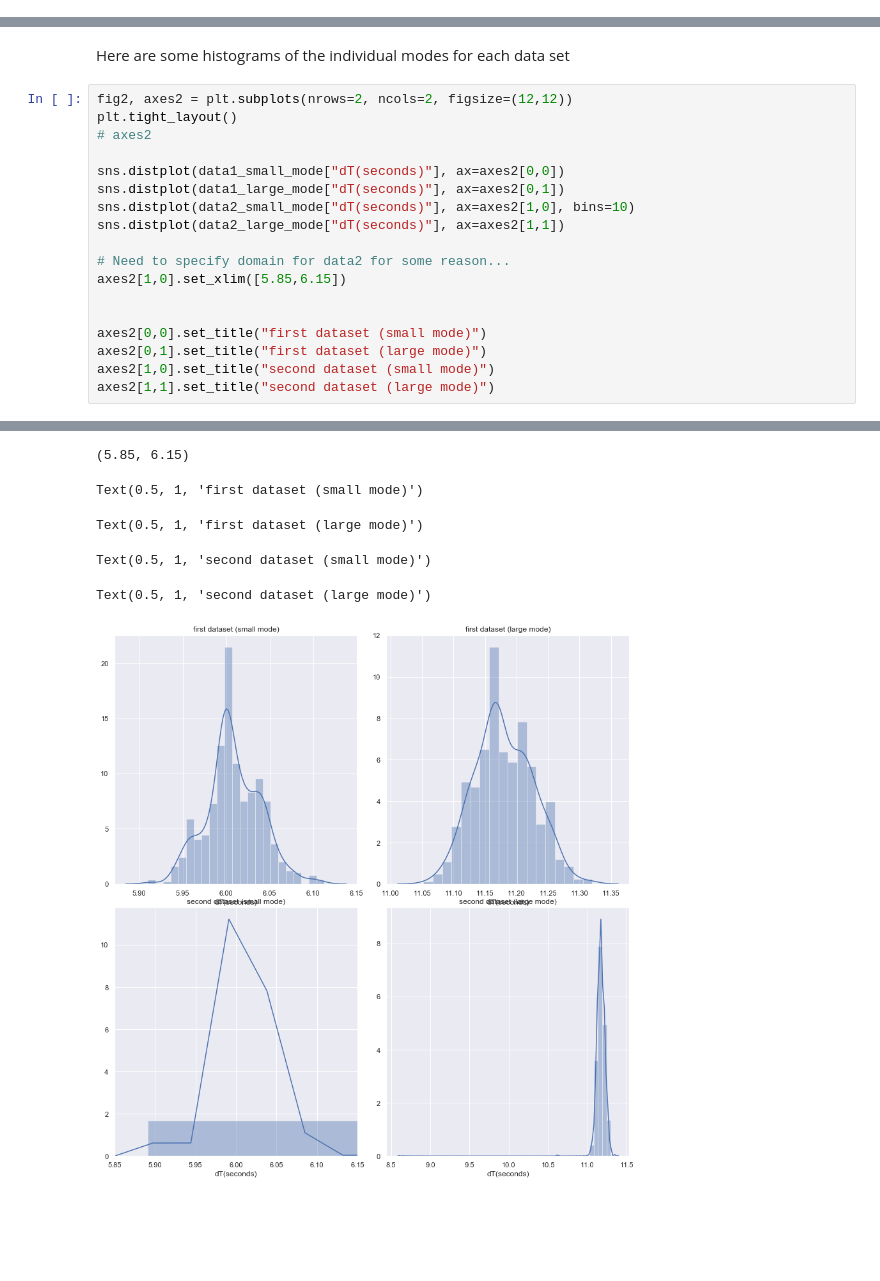
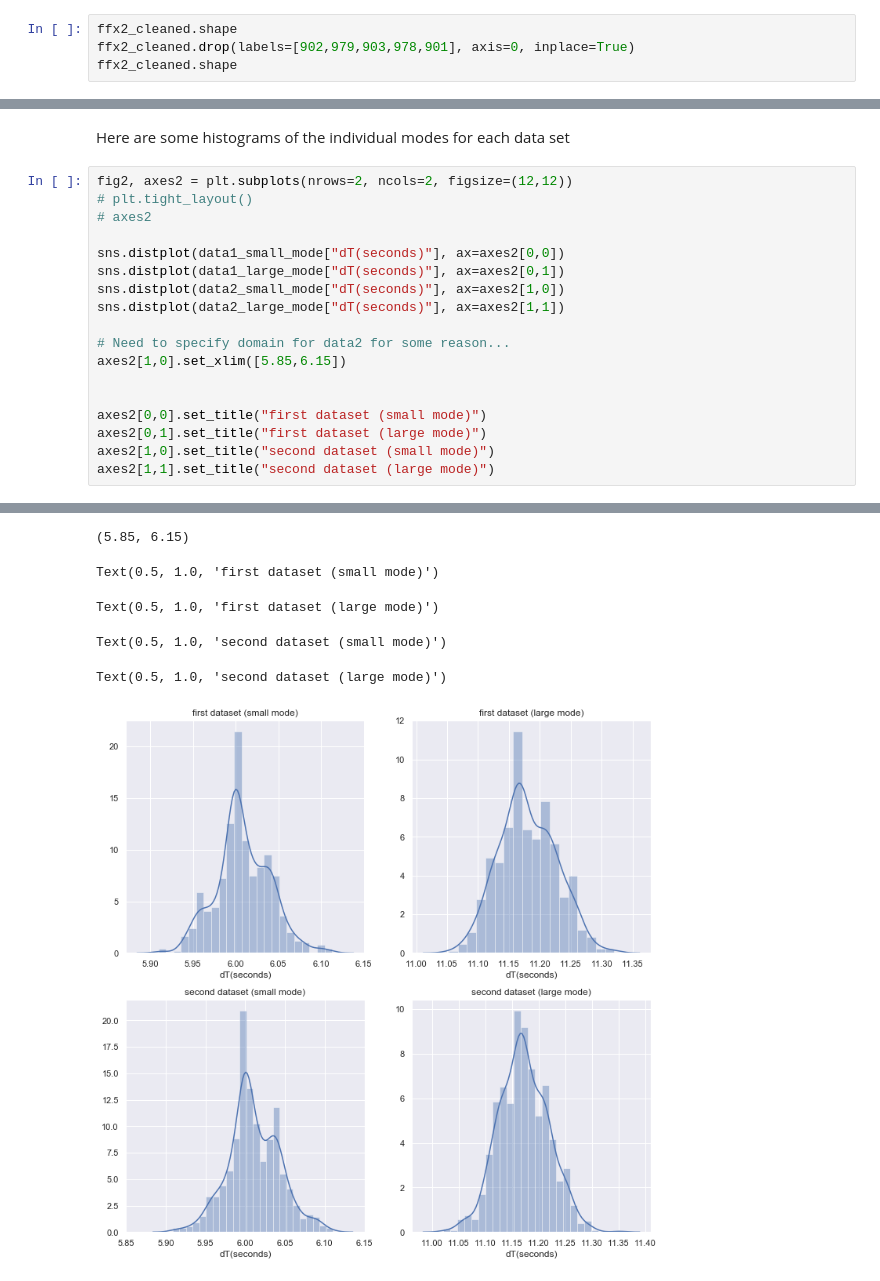
Before and after one commit to aj112358/FFX-Computer-Vision, a Jupyter notebook: FFX_Analysis.ipynb, the cells around one changed output, grey strips where cells are left out. Saved outputs shown, nothing was run; the diff lists cells and outputs as text; blank space fills up the shorter version.

```diff
--- a/FFX_Analysis.ipynb
+++ b/FFX_Analysis.ipynb
@@ -654,0 +673,4 @@ We see there are some clear outliers from the modes in the second dataset. I gue
+# %%
+ffx2_cleaned.shape
+ffx2_cleaned.drop(labels=[902,979,903,978,901], axis=0, inplace=True)
+ffx2_cleaned.shape
@@ -744,30 +824,30 @@ We can create box-and-whisker plots to see the quartiles???
 Here are some histograms of the individual modes for each data set
 # %%
 fig2, axes2 = plt.subplots(nrows=2, ncols=2, figsize=(12,12))
-plt.tight_layout()
+# plt.tight_layout()
 # axes2
 
 sns.distplot(data1_small_mode["dT(seconds)"], ax=axes2[0,0])
 sns.distplot(data1_large_mode["dT(seconds)"], ax=axes2[0,1])
-sns.distplot(data2_small_mode["dT(seconds)"], ax=axes2[1,0], bins=10)
+sns.distplot(data2_small_mode["dT(seconds)"], ax=axes2[1,0])
 sns.distplot(data2_large_mode["dT(seconds)"], ax=axes2[1,1])
 
 # Need to specify domain for data2 for some reason...
 axes2[1,0].set_xlim([5.85,6.15])
 
 
 axes2[0,0].set_title("first dataset (small mode)")
 axes2[0,1].set_title("first dataset (large mode)")
 axes2[1,0].set_title("second dataset (small mode)")
 axes2[1,1].set_title("second dataset (large mode)")
 # %% [output]
 <matplotlib.axes._subplots.AxesSubplot at 0x...>
 <matplotlib.axes._subplots.AxesSubplot at 0x...>
 <matplotlib.axes._subplots.AxesSubplot at 0x...>
 <matplotlib.axes._subplots.AxesSubplot at 0x...>
 (5.85, 6.15)
-Text(0.5, 1, 'first dataset (small mode)')
+Text(0.5, 1.0, 'first dataset (small mode)')
-Text(0.5, 1, 'first dataset (large mode)')
+Text(0.5, 1.0, 'first dataset (large mode)')
-Text(0.5, 1, 'second dataset (small mode)')
+Text(0.5, 1.0, 'second dataset (small mode)')
-Text(0.5, 1, 'second dataset (large mode)')
+Text(0.5, 1.0, 'second dataset (large mode)')
-[figure, old version]
+[figure, new version]
```
Also changed, not shown: parts of 45 cells of this notebook.
